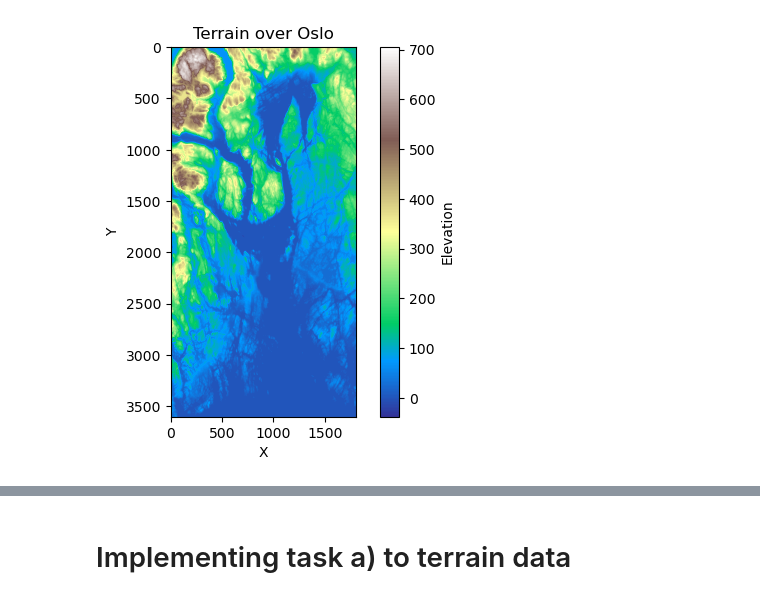
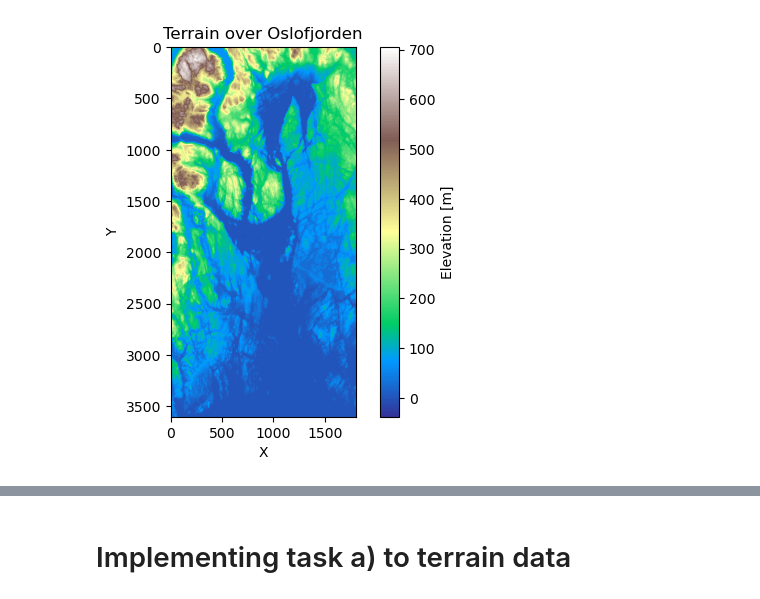
Before and after one commit to LassePladsen/FYS-STK3155-projects, a Jupyter notebook: project1/source_code/part_g_real_data.ipynb, the cells around one changed output, grey strips where cells are left out. Saved outputs shown, nothing was run; the diff lists cells and outputs as text; code cells hidden in the pictures.

```diff
--- a/project1/source_code/part_g_real_data.ipynb
+++ b/project1/source_code/part_g_real_data.ipynb
@@ -13,15 +13,15 @@ from sklearn.linear_model import Lasso
 # %%
 COLORMAP = "terrain"  # color map for countour plots
 
 # Load the terrain
 terrain = imread('../reference_material/oslo.tif')
 # Show the terrain
 plt.figure()
-plt.title('Terrain over Oslo')
+plt.title('Terrain over Oslofjorden')
 plt.imshow(terrain, cmap=COLORMAP)
 plt.colorbar(label="Elevation [m]")
 plt.xlabel('X')
 plt.ylabel('Y')
 plt.show()
 # %% [output]
-[figure, old version]
+[figure, new version]
```
Also changed, not shown: parts of 17 cells of this notebook.
